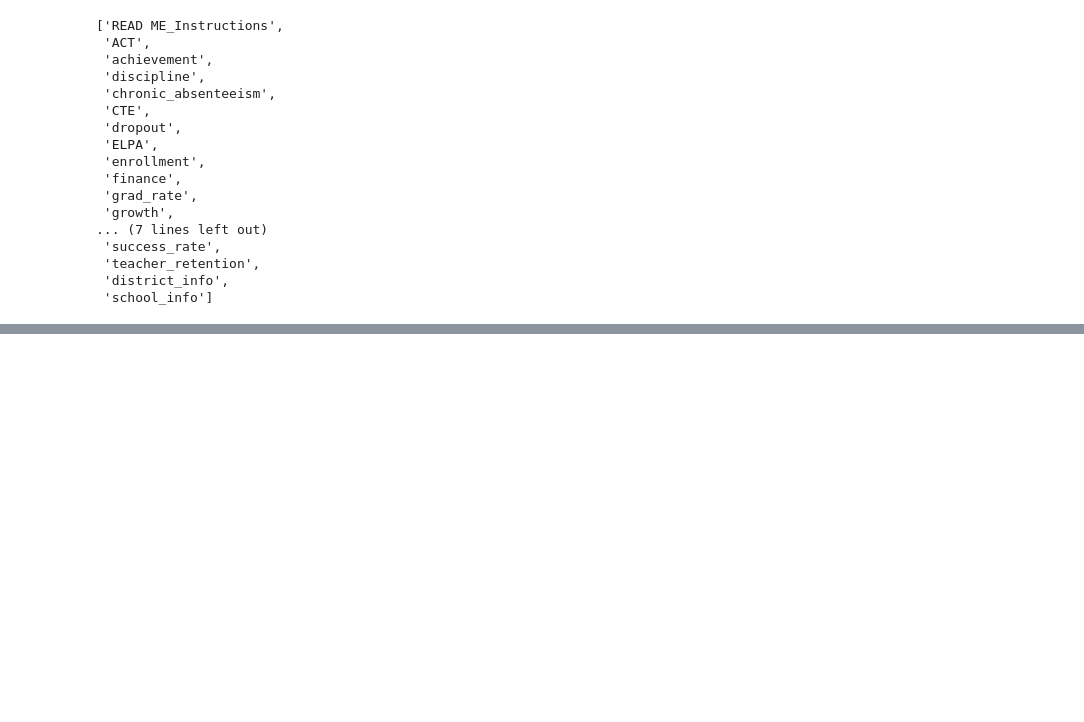
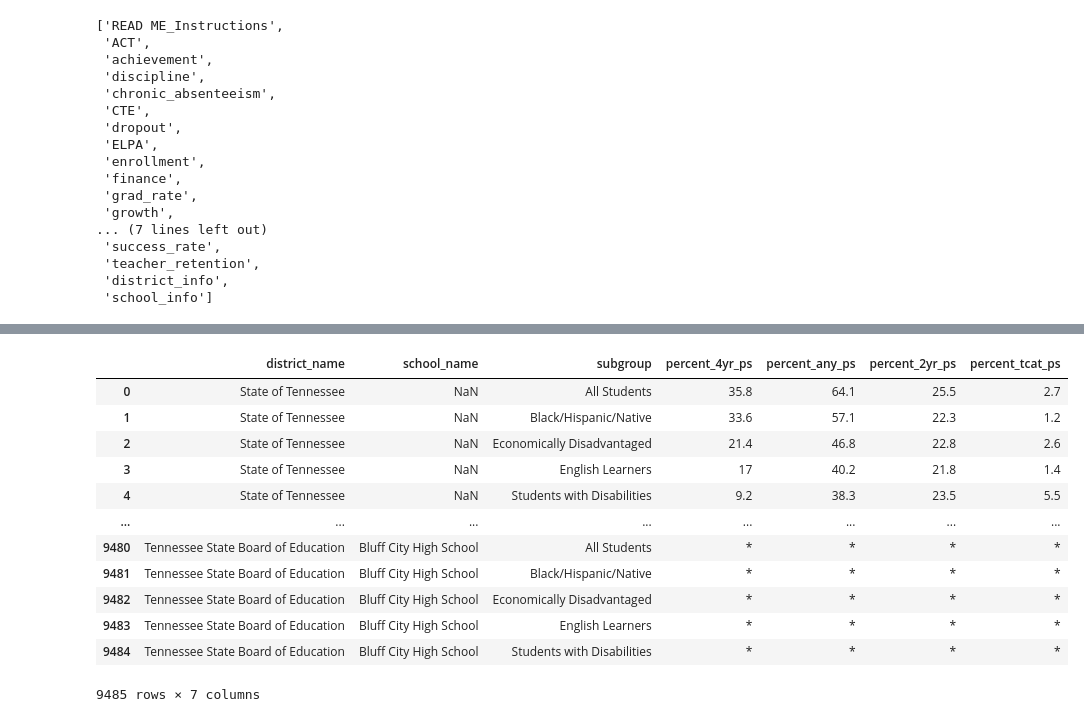
Before and after one commit to yvonnemartinez716/teacher_satisfaction_vs_student-performance, a Jupyter notebook: Notebooks/Student Performance and Teacher Satisfaction.ipynb, the cells around one changed output, grey strips where cells are left out. Drawn from its saved outputs; the diff is of its cells as text; code cells hidden in the pictures; blank space fills up the shorter version.

```diff
--- a/Notebooks/Student Performance and Teacher Satisfaction.ipynb
+++ b/Notebooks/Student Performance and Teacher Satisfaction.ipynb
@@ -39,0 +62,18 @@ dfgrowth.head()
+# %%
+post_sec = dfpostsec_enrollment.iloc[: , [1, 3, 5, 6,7, 8, 9]].copy()
+# %%
+post_sec
+# %% [output]
+|  | district_name | school_name | subgroup | percent_4yr_ps | percent_any_ps | percent_2yr_ps | percent_tcat_ps |
+| 0 | State of Tennessee | NaN | All Students | 35.8 | 64.1 | 25.5 | 2.7 |
+| 1 | State of Tennessee | NaN | Black/Hispanic/Native | 33.6 | 57.1 | 22.3 | 1.2 |
+| 2 | State of Tennessee | NaN | Economically Disadvantaged | 21.4 | 46.8 | 22.8 | 2.6 |
+| 3 | State of Tennessee | NaN | English Learners | 17 | 40.2 | 21.8 | 1.4 |
+| 4 | State of Tennessee | NaN | Students with Disabilities | 9.2 | 38.3 | 23.5 | 5.5 |
+| ... | ... | ... | ... | ... | ... | ... | ... |
+| 9480 | Tennessee State Board of Education | Bluff City High School | All Students | * | * | * | * |
+| 9481 | Tennessee State Board of Education | Bluff City High School | Black/Hispanic/Native | * | * | * | * |
+| 9482 | Tennessee State Board of Education | Bluff City High School | Economically Disadvantaged | * | * | * | * |
+| 9483 | Tennessee State Board of Education | Bluff City High School | English Learners | * | * | * | * |
+| 9484 | Tennessee State Board of Education | Bluff City High School | Students with Disabilities | * | * | * | * |
+9485 rows × 7 columns
```
Also changed, not shown: parts of 10 cells of this notebook.
